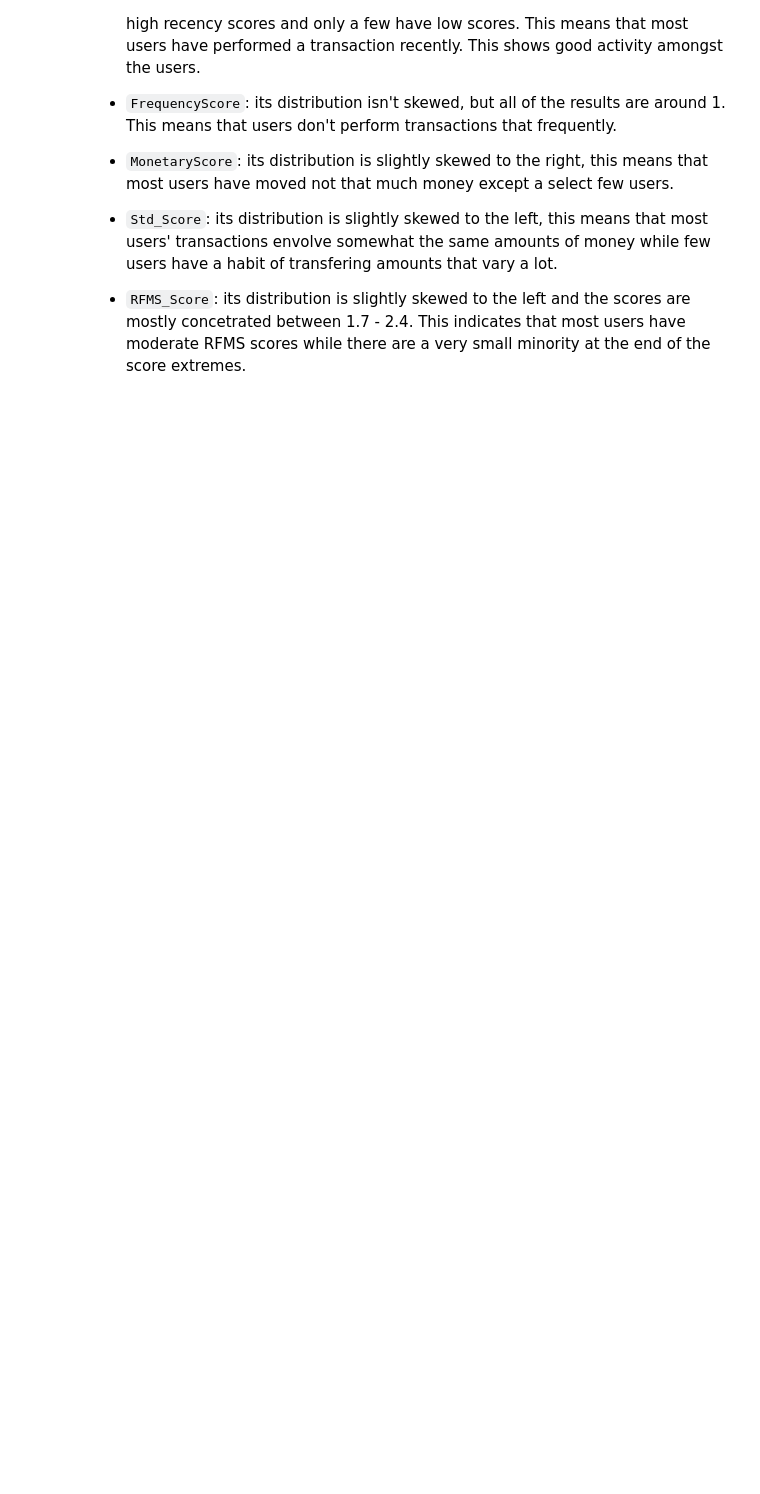
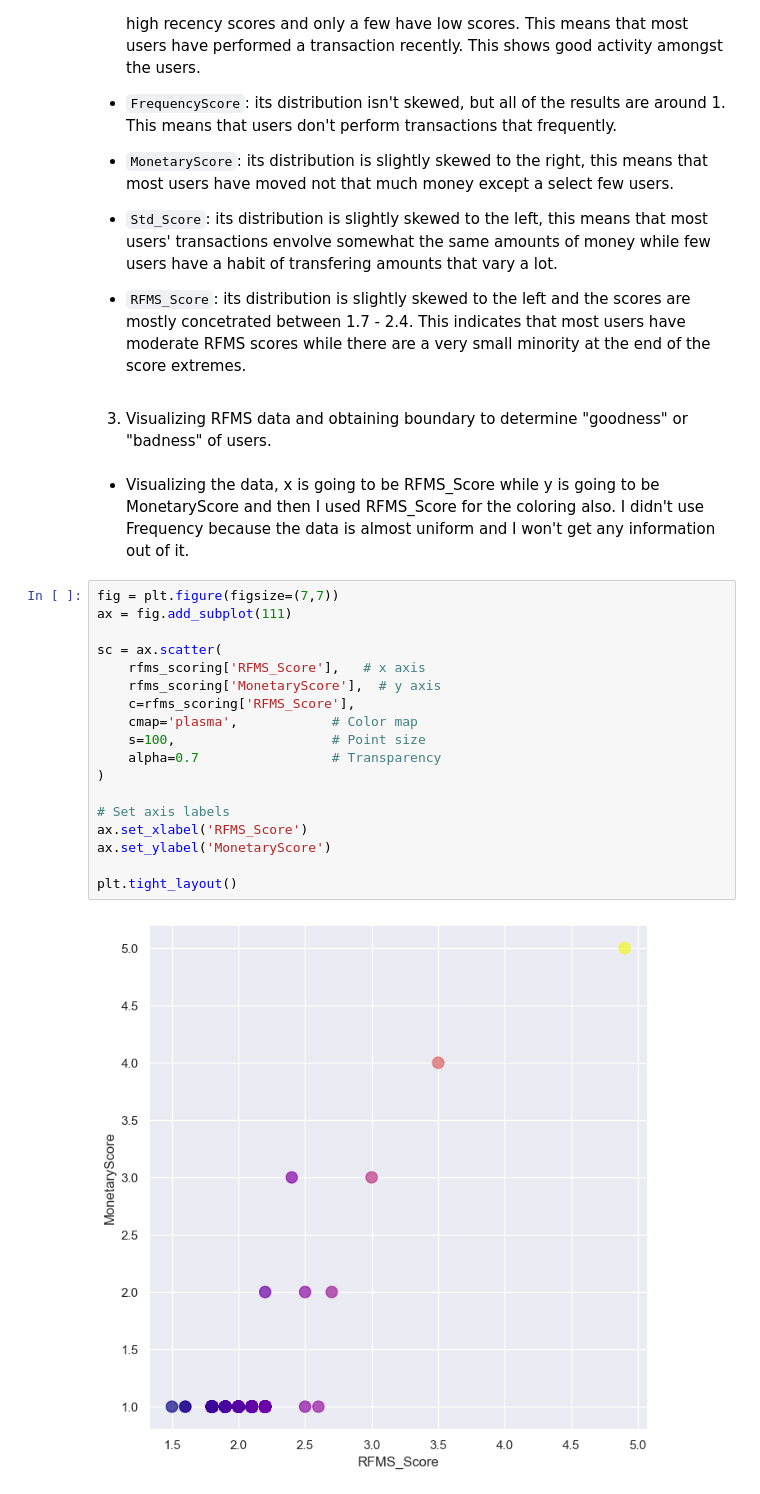
Before and after one commit to WildCayote/Bati-Bank-Credit-Scoring, a Jupyter notebook: notebooks/user_value_analysis.ipynb, the cells around one changed output. Saved outputs shown, nothing was run; the diff lists cells and outputs as text; blank space fills up the shorter version.

```diff
--- a/notebooks/user_value_analysis.ipynb
+++ b/notebooks/user_value_analysis.ipynb
@@ -95,3 +95,27 @@ From the plot and the basic summary we can observe that:
 - `Std_Score`: its distribution is slightly skewed to the left, this means that most users' transactions envolve somewhat the same amounts of money while few users have a habit of transfering amounts that vary a lot.
 
 - `RFMS_Score`: its distribution is slightly skewed to the left and the scores are mostly concetrated between 1.7 - 2.4. This indicates that most users have moderate RFMS scores while there are a very small minority at the end of the score extremes.
+# %% [markdown]
+3. Visualizing RFMS data and obtaining boundary to determine "goodness" or "badness" of users.
+# %% [markdown]
+- Visualizing the data, x is going to be RFMS_Score while y is going to be MonetaryScore and then I used RFMS_Score for the coloring also. I didn't use Frequency because the data is almost uniform and I won't get any information out of it.
+# %%
+fig = plt.figure(figsize=(7,7))
+ax = fig.add_subplot(111)
+
+sc = ax.scatter(
+    rfms_scoring['RFMS_Score'],   # x axis
+    rfms_scoring['MonetaryScore'],  # y axis
+    c=rfms_scoring['RFMS_Score'],
+    cmap='plasma',            # Color map
+    s=100,                    # Point size
+    alpha=0.7                 # Transparency
+)
+
+# Set axis labels
+ax.set_xlabel('RFMS_Score')
+ax.set_ylabel('MonetaryScore')
+
+plt.tight_layout()
+# %% [output]
+[figure, added]
```
Also changed, not shown: parts of 18 cells of this notebook.
